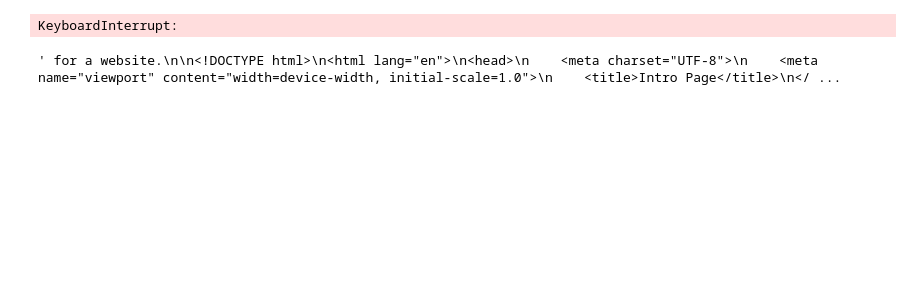
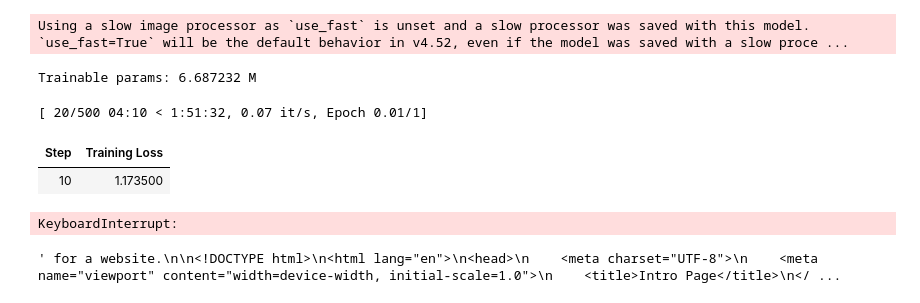
Before and after one commit to TheGEN1U5/DLventures, a Jupyter notebook: nlp/huggingface/multimodal.ipynb, the cells around one changed output. Drawn from its saved outputs; the diff is of its cells as text; code cells hidden in the pictures; blank space fills up the shorter version.

Commit message:
eeverything works, training under prog. write up pending

```diff
--- a/nlp/huggingface/multimodal.ipynb
+++ b/nlp/huggingface/multimodal.ipynb
@@ -11,7 +10,7 @@ files = list_repo_files("HuggingFaceM4/WebSight", repo_type="dataset")
 train_files = [f"https://huggingface.co/datasets/HuggingFaceM4/WebSight/resolve/main/{f}"
                for f in files if "data/train" in f and f.endswith(".parquet")]
 # %%
-dataset = load_dataset("parquet", data_files={"train": train_files[:2]})
+dataset = load_dataset("parquet", data_files={"train": train_files[:3]})
 # %%
 dataset_xs = dataset["train"].shard(num_shards=100, index=0)
 # %%
@@ -157,3 +161,56 @@ collator = ImageTextCollator(vit_processor, model.tokenizer)
+# %%
+model = ImageTextModel(config)
+for p in model.parameters():
+    p.requires_grad = False
+for n, p in model.qwen_model.named_parameters():
+    if "lora_" in n:
+        p.requires_grad = True
+for p in model.proj.parameters():
+    p.requires_grad = True
+
+print("Trainable params:",
+      sum(p.numel() for p in model.parameters() if p.requires_grad) / 1e6, "M")
+
+blip_processor = Blip2Processor.from_pretrained(blip_model_name)
+collator = ImageTextCollator(blip_processor, model.tokenizer)
+# %% [output]
+Using a slow image processor as `use_fast` is unset and a slow processor was saved with this model. `use_fast=True` will be the default behavior in v4.52, even if the model was saved with a slow proce ...
+Trainable params: 6.687232 M
+# %%
+model = model.to("cuda")
+# %%
+training_args = TrainingArguments(
+    output_dir="./results",
+    per_device_train_batch_size=4,
+    gradient_accumulation_steps=4,
+    learning_rate=15e-5,
+    num_train_epochs=1,
+    warmup_steps=20,
+    logging_steps=10,
+    save_strategy="steps",
+    save_steps=100,
+    max_steps=500,
+    report_to="none",             # turn off W&B/other loggers
+    remove_unused_columns=False,
+    bf16=True
+)
+# Trainer
+trainer = Trainer(
+    model=model,
+    args=training_args,
+    train_dataset=dataset["train"],
+    data_collator=collator,
+)
+
+# Train
+trainer.train()
+
+# Save
+trainer.save_model("./final_model")
+# %% [output]
+[ 20/500 04:10 < 1:51:32, 0.07 it/s, Epoch 0.01/1]
+| Step | Training Loss |
+| 10 | 1.173500 |
 # %%
 tokenizer = processor.tokenizer
 # %%
```
Also changed, not shown: parts of 10 cells of this notebook.
